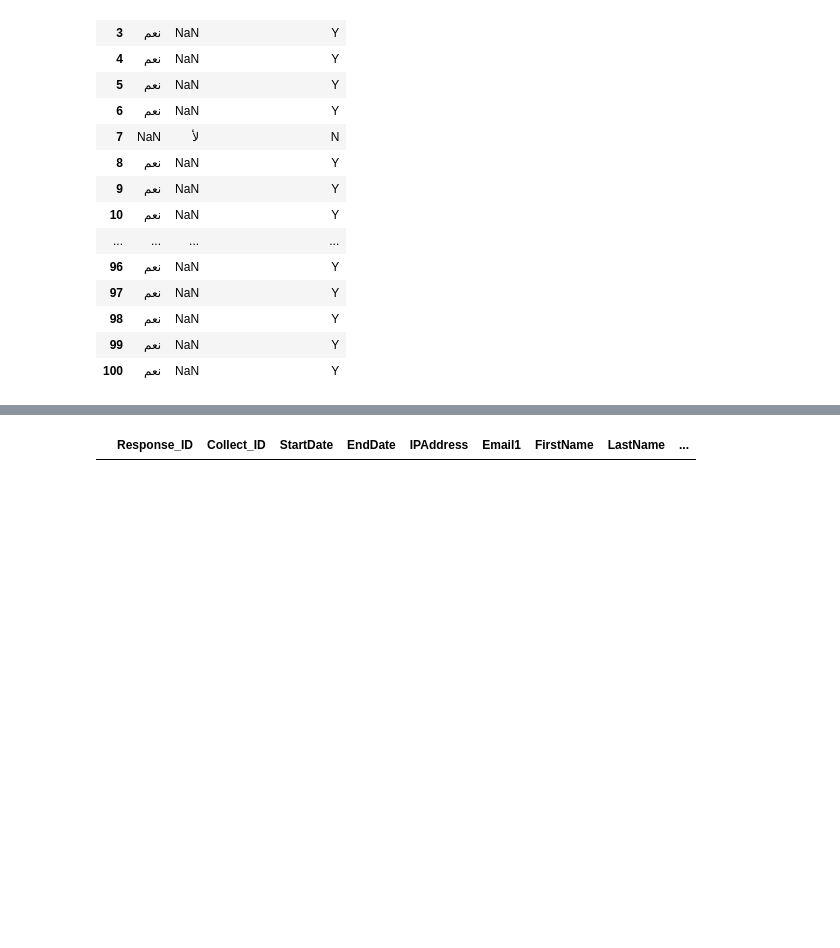
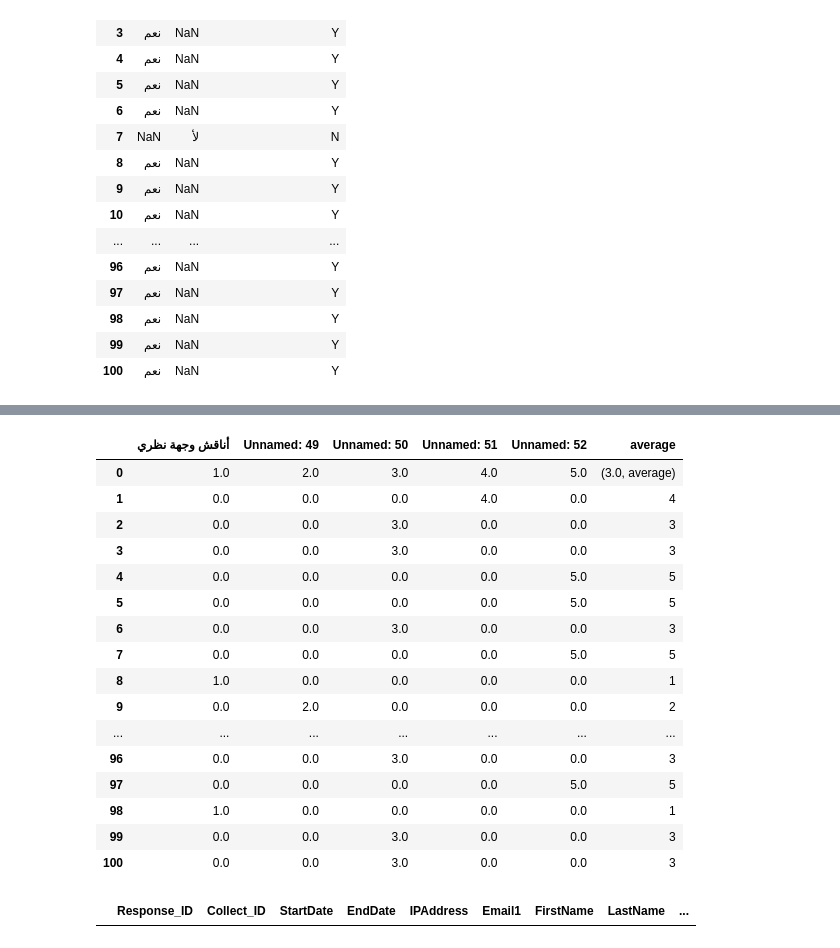
Before and after one commit to taimoor722/UPWORK_JOBS, a Jupyter notebook: DatatobeclearnArabicjob.ipynb, the cells around one changed output, grey strips where cells are left out. Cells and saved outputs as stored; diff of their text form; code cells hidden in the pictures; blank space fills up the shorter version.

```diff
--- a/DatatobeclearnArabicjob.ipynb
+++ b/DatatobeclearnArabicjob.ipynb
@@ -318,0 +298,4 @@ raw.iloc[:,48:]
+# %%
+Q1=raw.iloc[:,48:53]
+Q1.replace(np.nan,0,inplace=True)
+Q1
@@ -319,3 +320,41 @@ raw.iloc[:,48:]
+# %%
+# Q1['sum']=Q1.iloc[:,0]+Q1.iloc[:,1]+Q1.iloc[:,2]+Q1.iloc[:,3]+Q1.iloc[:,4]
+
+def fun(x):
+    xx=0
+    c=0
+    for x in x.tolist():
+        if x!=0:
+            c+=1
+            xx+=x
+        else:
+            pass
+    if c==0 or c==1:
+        return xx
+    else:
+        s='average'
+        return xx/c,s
+Q1['average']=Q1.apply(fun,axis=1)
+# %%
+Q1
+# %% [output]
+|  | أناقش وجهة نظري | Unnamed: 49 | Unnamed: 50 | Unnamed: 51 | Unnamed: 52 | average |
+| 0 | 1.0 | 2.0 | 3.0 | 4.0 | 5.0 | (3.0, average) |
+| 1 | 0.0 | 0.0 | 0.0 | 4.0 | 0.0 | 4 |
+| 2 | 0.0 | 0.0 | 3.0 | 0.0 | 0.0 | 3 |
+| 3 | 0.0 | 0.0 | 3.0 | 0.0 | 0.0 | 3 |
+| 4 | 0.0 | 0.0 | 0.0 | 0.0 | 5.0 | 5 |
+| 5 | 0.0 | 0.0 | 0.0 | 0.0 | 5.0 | 5 |
+| 6 | 0.0 | 0.0 | 3.0 | 0.0 | 0.0 | 3 |
+| 7 | 0.0 | 0.0 | 0.0 | 0.0 | 5.0 | 5 |
+| 8 | 1.0 | 0.0 | 0.0 | 0.0 | 0.0 | 1 |
+| 9 | 0.0 | 2.0 | 0.0 | 0.0 | 0.0 | 2 |
+| ... | ... | ... | ... | ... | ... | ... |
+| 96 | 0.0 | 0.0 | 3.0 | 0.0 | 0.0 | 3 |
+| 97 | 0.0 | 0.0 | 0.0 | 0.0 | 5.0 | 5 |
+| 98 | 1.0 | 0.0 | 0.0 | 0.0 | 0.0 | 1 |
+| 99 | 0.0 | 0.0 | 3.0 | 0.0 | 0.0 | 3 |
+| 100 | 0.0 | 0.0 | 3.0 | 0.0 | 0.0 | 3 |
 # %%
 target=pd.read_excel("./Data to be cleaned from Survey Monkey.xlsx",sheet_name='Target Header');
 target
```
Also changed, not shown: parts of 2 cells of this notebook.
